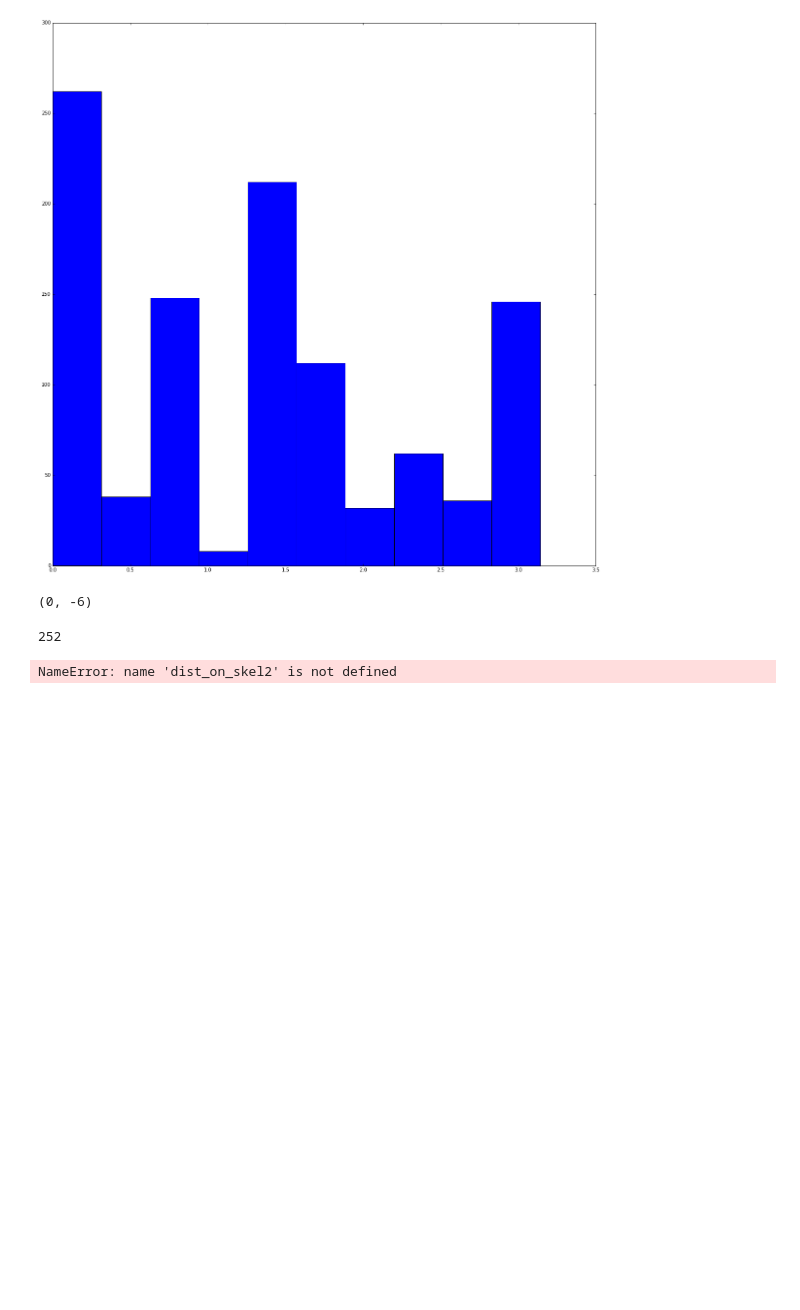
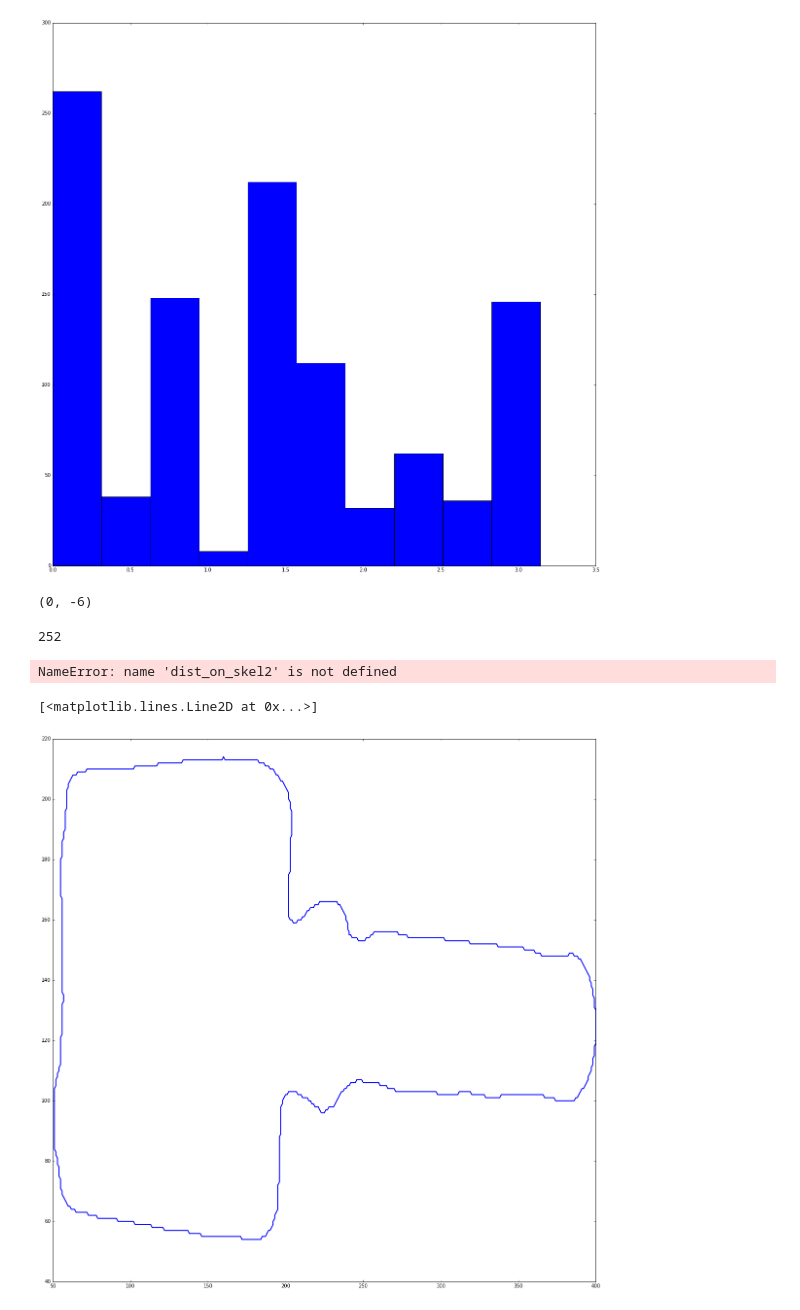
Before and after one commit to eugeniashurko/fork-recognition, a Jupyter notebook: experiments/skeleton.ipynb, the cells around one changed output. Drawn from its saved outputs; the diff is of its cells as text; code cells hidden in the pictures; blank space fills up the shorter version.

```diff
--- a/experiments/skeleton.ipynb
+++ b/experiments/skeleton.ipynb
@@ -982,0 +986,7 @@ def indexing(data):
+# %%
+contours = find_contours(im, 1)
+# %%
+plt.plot(contours[0][:, 1], contours[0][:, 0], linewidth=2)
+# %% [output]
+[<matplotlib.lines.Line2D at 0x...>]
+[figure, added]
```
Also changed, not shown: parts of 4 cells of this notebook.
